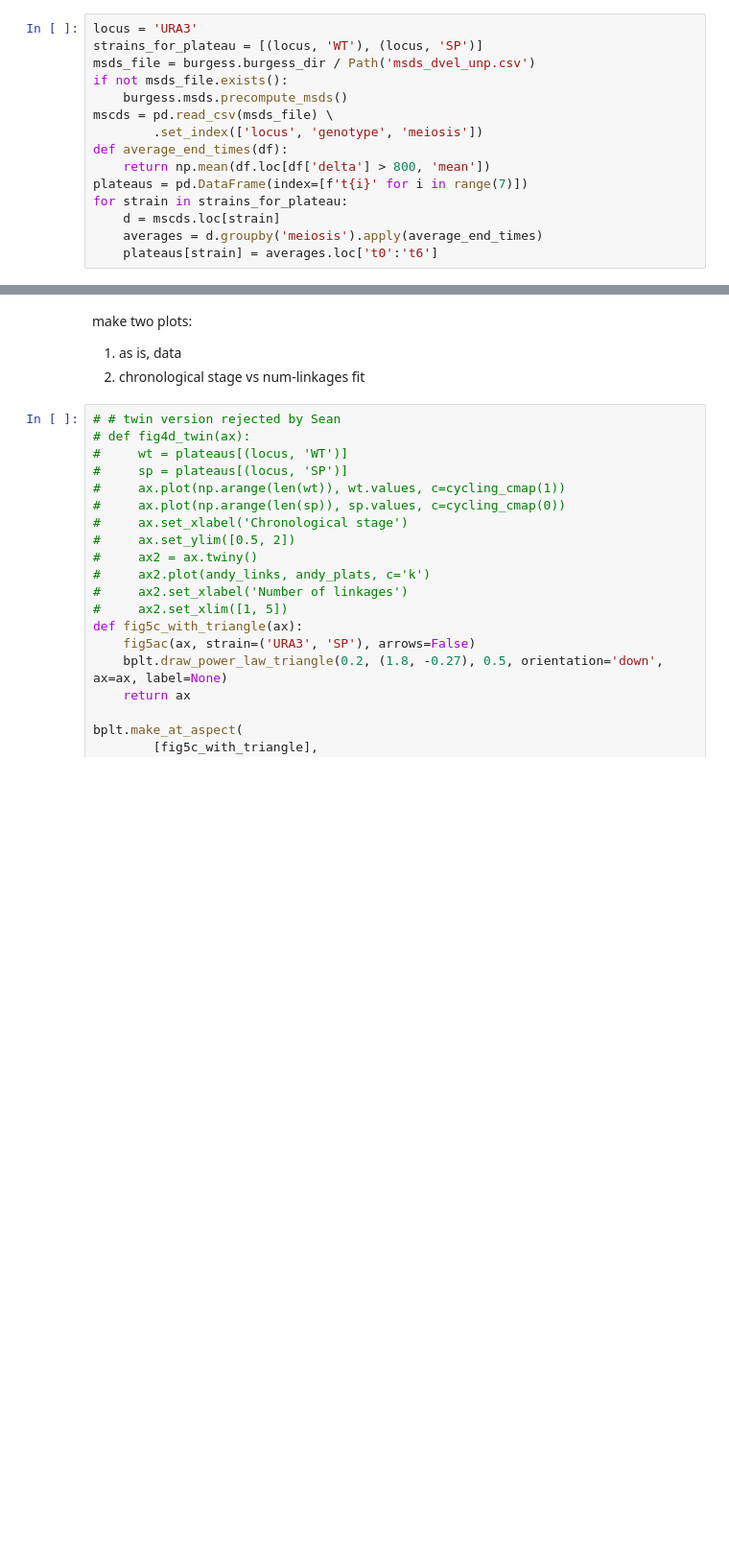
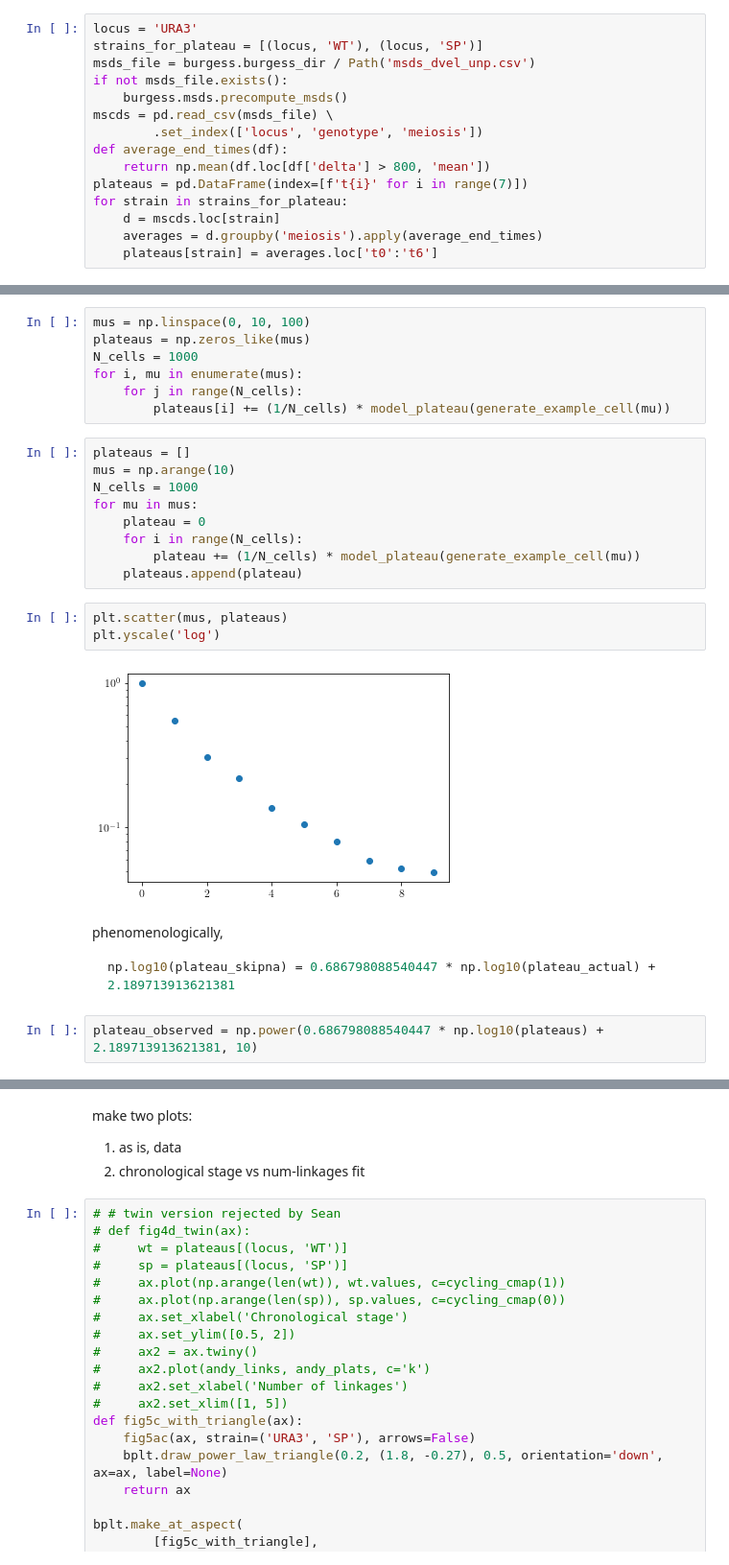
Before and after one commit to brunobeltran/multi_locus_analysis, a Jupyter notebook: doc/source/pnas-figures.ipynb, the cells around one changed output, grey strips where cells are left out. Shown at 96% size. Cells and saved outputs as stored; diff of their text form; blank space fills up the shorter version.

Commit message:
FIG: pnas figures

````diff
--- a/doc/source/pnas-figures.ipynb
+++ b/doc/source/pnas-figures.ipynb
@@ -515,3 +515,31 @@ for strain in strains_for_plateau:
+# %%
+mus = np.linspace(0, 10, 100)
+plateaus = np.zeros_like(mus)
+N_cells = 1000
+for i, mu in enumerate(mus):
+    for j in range(N_cells):
+        plateaus[i] += (1/N_cells) * model_plateau(generate_example_cell(mu))
+# %%
+plateaus = []
+mus = np.arange(10)
+N_cells = 1000
+for mu in mus:
+    plateau = 0
+    for i in range(N_cells):
+        plateau += (1/N_cells) * model_plateau(generate_example_cell(mu))
+    plateaus.append(plateau)
+# %%
+plt.scatter(mus, plateaus)
+plt.yscale('log')
+# %% [output]
+[figure, added]
+# %% [markdown]
+phenomenologically,
+```python
+np.log10(plateau_skipna) = 0.686798088540447 * np.log10(plateau_actual) + 2.189713913621381
+```
+# %%
+plateau_observed = np.power(0.686798088540447 * np.log10(plateaus) + 2.189713913621381, 10)
 # %%
 ymax = 1.5
 
````
Also changed, not shown: parts of 9 cells of this notebook.
